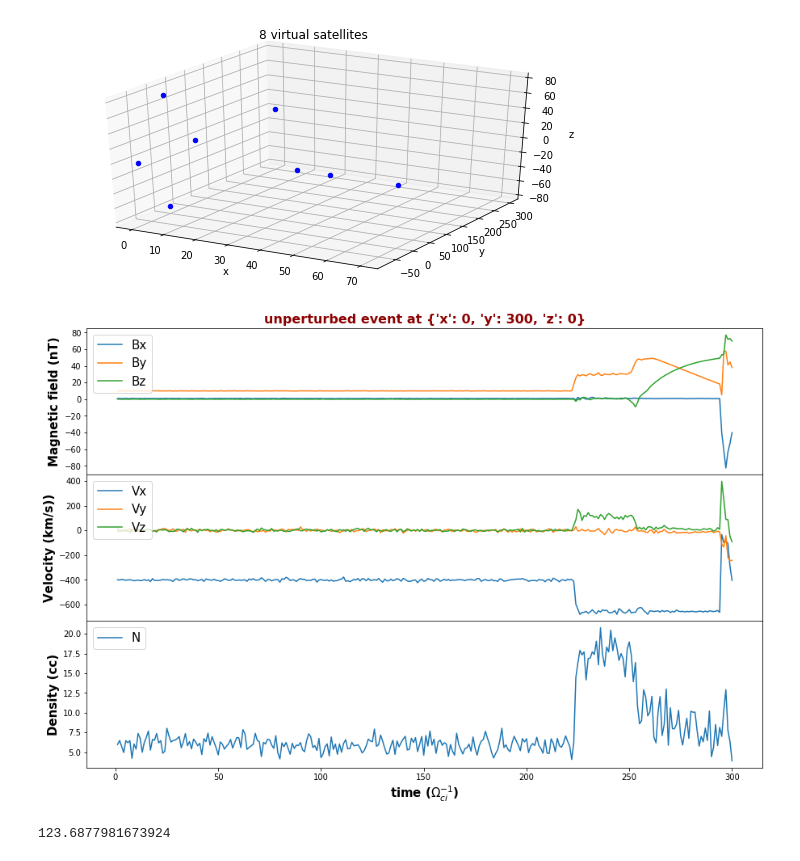
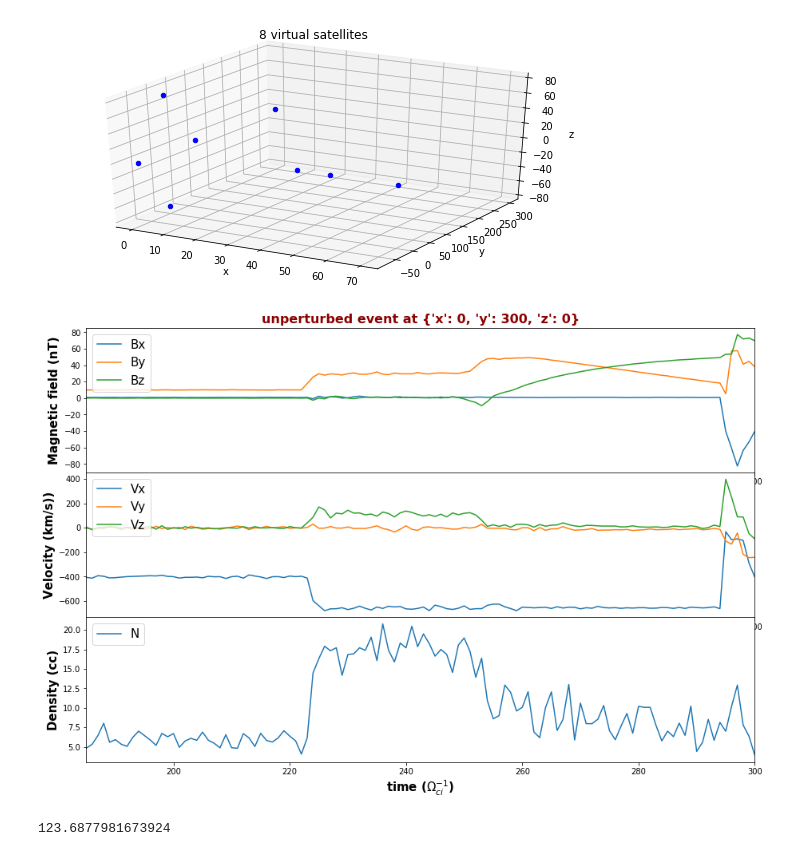
Before and after one commit to cmoissar/Jupyter-Notebooks, a Jupyter notebook: Story_Reader.ipynb, the cells around one changed output. Cells and saved outputs as stored; diff of their text form; code cells hidden in the pictures.

```diff
--- a/Story_Reader.ipynb
+++ b/Story_Reader.ipynb
@@ -958,17 +982,19 @@ fig, ax = MD.plot_virtual_sats_positions(satellites_boxes, color='blue')
 # #Note: not the best way to think about it. The boxes change position during the simulation...
 # for box in boxes:
 #     MD.plot_temporal_B(satellites_boxes[box], title = box + f" at {satellites_boxes[box]['position']}")
+# %%
+tlim = (185, 300)
 # %%
 box = 'unperturbed event'
 
 time_vec, (Bx, By, Bz), (Vx, Vy, Vz), N = MD.plot_temporal_B(satellites_boxes[box],
                                                              title = box + f" at {satellites_boxes[box]['position']}",
-                                                             save_dir = save_dir, run_name = run_name)
+                                                             save_dir = save_dir, run_name = run_name, xlim = tlim)
 
 B = np.array([np.sqrt(Bx[i]**2 + By[i]**2 + Bz[i]**2) for i in range(0, len(Bx))])
 V = np.array([np.sqrt(Vx[i]**2 + Vy[i]**2 + Vz[i]**2) for i in range(0, len(Vx))])
 # %% [output]
-[figure, old version]
+[figure, new version]
 # %%
 Bx_SM = np.mean(Bx[177:197])
 Bx_SH = np.mean(Bx[227:232])
```
Also changed, not shown: parts of 18 cells of this notebook, 1 other file.
